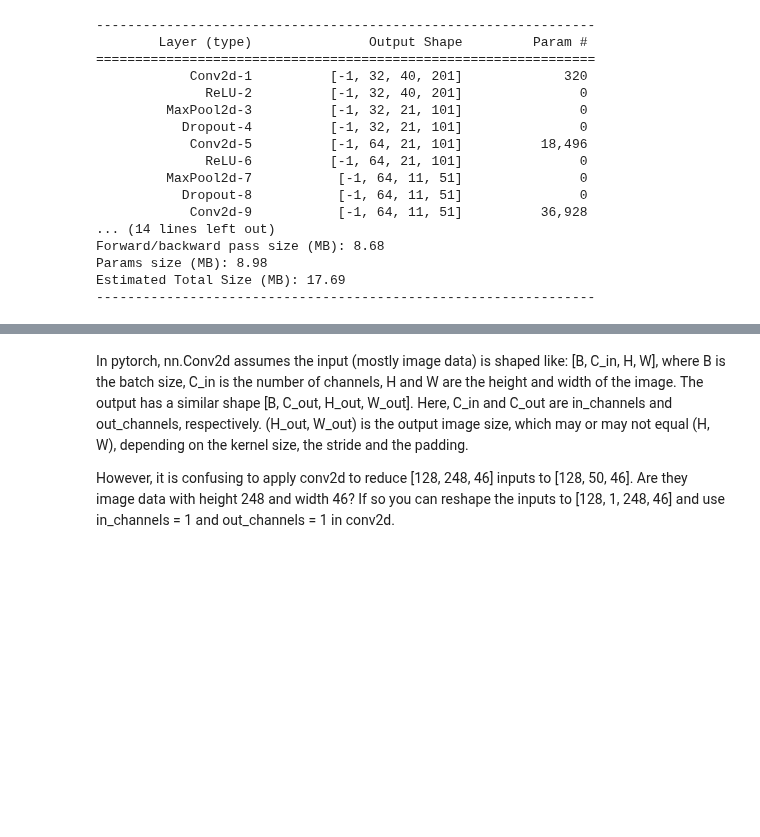
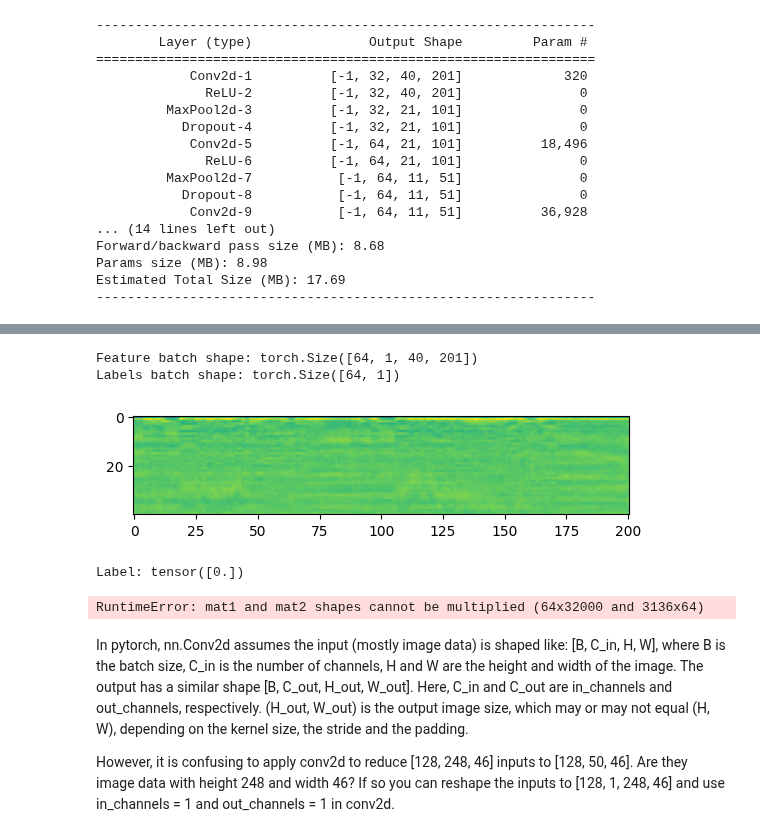
Before and after one commit to Floppy-vK/Language-ID, a Jupyter notebook: skeleton.ipynb, the cells around one changed output, grey strips where cells are left out. Saved outputs shown, nothing was run; the diff lists cells and outputs as text; code cells hidden in the pictures; blank space fills up the shorter version.

```diff
--- a/skeleton.ipynb
+++ b/skeleton.ipynb
@@ -290,3 +367,76 @@ Estimated Total Size (MB): 17.69
+# %%
+
+BATCH_SIZE = 64 #aka channels
+training = tensor_X_train
+target_train = tensor_y_train.float().unsqueeze(1)
+
+test = tensor_X_test
+target_test = tensor_y_test.float().unsqueeze(1)
+
+train_dataset = data_utils.TensorDataset(training.unsqueeze(1), target_train) # unsqueeze so it gets shape (64, 1, 40, 201)
+train_loader = data_utils.DataLoader(train_dataset, shuffle=True, batch_size=BATCH_SIZE)
+
+test_dataset = data_utils.TensorDataset(test.unsqueeze(1), target_test)
+test_loader = data_utils.DataLoader(test_dataset, shuffle=True, batch_size=BATCH_SIZE)
+
+# code from https://pytorch.org/tutorials/beginner/basics/data_tutorial.html
+train_features, train_labels = next(iter(train_loader))
+print(f"Feature batch shape: {train_features.size()}")
+print(f"Labels batch shape: {train_labels.size()}")
+img = train_features[0].squeeze()
+label = train_labels[0]
+plt.imshow(img)
+plt.show()
+print(f"Label: {label}")
+# %% [output]
+Feature batch shape: torch.Size([64, 1, 40, 201])
+Labels batch shape: torch.Size([64, 1])
+[figure, added]
+Label: tensor([0.])
+# %%
+# training model and obtaining test score
+
+optimizer = optim.Adam(model.parameters(), lr=0.001)
+crossentropy_loss = nn.BCELoss(reduction='mean')
+num_epochs = 5
+
+training_loss = []
+test_loss = []
+
+model_res.train()
+
+for epoch in range(num_epochs):
+    for images, labels in train_loader:
+        images = images.to(device)
+        labels = labels.to(device)
+        optimizer.zero_grad()
+        predictions = model_res(images)
+        loss = crossentropy_loss(predictions, labels)
+        training_loss.append(loss.detach().numpy())
+        loss.backward()
+        optimizer.step()
+
+model_res.eval()
+
+test_acc = 0
+for images, labels in test_loader:
+    images, labels = images.to(device), labels.to(device)
+    predictions = model_res(images)
+    loss = crossentropy_loss(predictions, labels)
+    test_loss.append(loss.detach().numpy())
+    #accuracy = (torch.max(predictions, dim=-1, keepdim=True)[1].flatten() == labels).sum() / len(labels)
+    accuracy=(predictions.round() == labels).float().mean()
+    test_acc += accuracy.item()
+
+test_acc /= len(test_loader)
+plt.plot(training_loss, label='train_loss')
+plt.plot(test_loss, label='test_loss') # test loss is empty and I don't know why, how can we fix this?
+plt.legend()
+plt.show
+
+print(f"test accuracy = {test_acc}")
+# %% [output]
+RuntimeError: mat1 and mat2 shapes cannot be multiplied (64x32000 and 3136x64)
 # %% [markdown]
 In pytorch, nn.Conv2d assumes the input (mostly image data) is shaped like: [B, C_in, H, W], where B is the batch size, C_in is the number of channels, H and W are the height and width of the image. The output has a similar shape [B, C_out, H_out, W_out]. Here, C_in and C_out are in_channels and out_channels, respectively. (H_out, W_out) is the output image size, which may or may not equal (H, W), depending on the kernel size, the stride and the padding.
 
```
Also changed, not shown: parts of 3 cells of this notebook.
